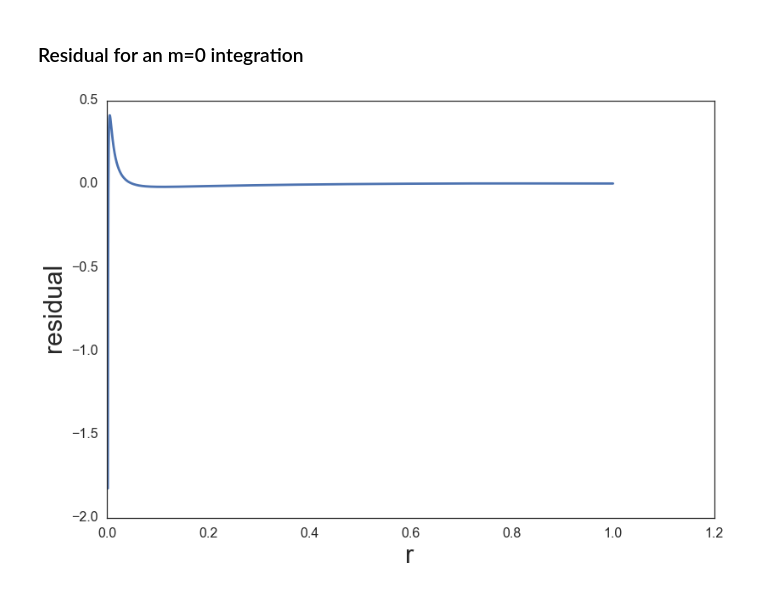
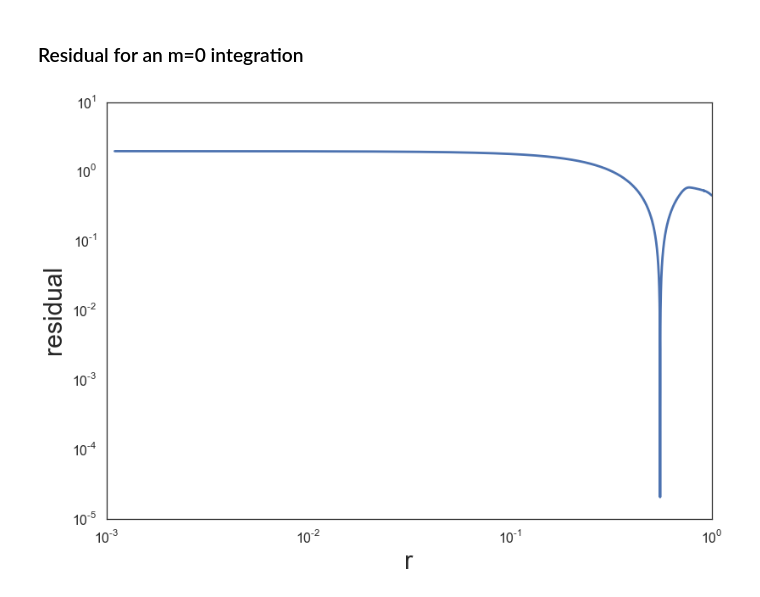
Before and after one commit to jensv/fluxtubestability, a Jupyter notebook: ipython_notebooks/looking_at_discontinous_parts_of_stability_of_maps.ipynb, the cells around one changed output. Drawn from its saved outputs; the diff is of its cells as text; code cells hidden in the pictures.

```diff
--- a/ipython_notebooks/looking_at_discontinous_parts_of_stability_of_maps.ipynb
+++ b/ipython_notebooks/looking_at_discontinous_parts_of_stability_of_maps.ipynb
@@ -323,9 +319,10 @@ delta_W = -4.28080537543e-07
 # %% [markdown]
 ### Residual for an m=0 integration
 # %%
-plt.plot(r_array[-1, 1:], residual_array)
+plt.loglog(r_array[-1, 1:], np.abs(residual_array))
 plt.ylabel('residual', fontsize=30)
 plt.xlabel('r', fontsize=30)
+plt.yscale('log')
 plt.show()
 # %% [output]
-[figure, old version]
+[figure, new version]
```
Also changed, not shown: parts of 51 cells of this notebook.
